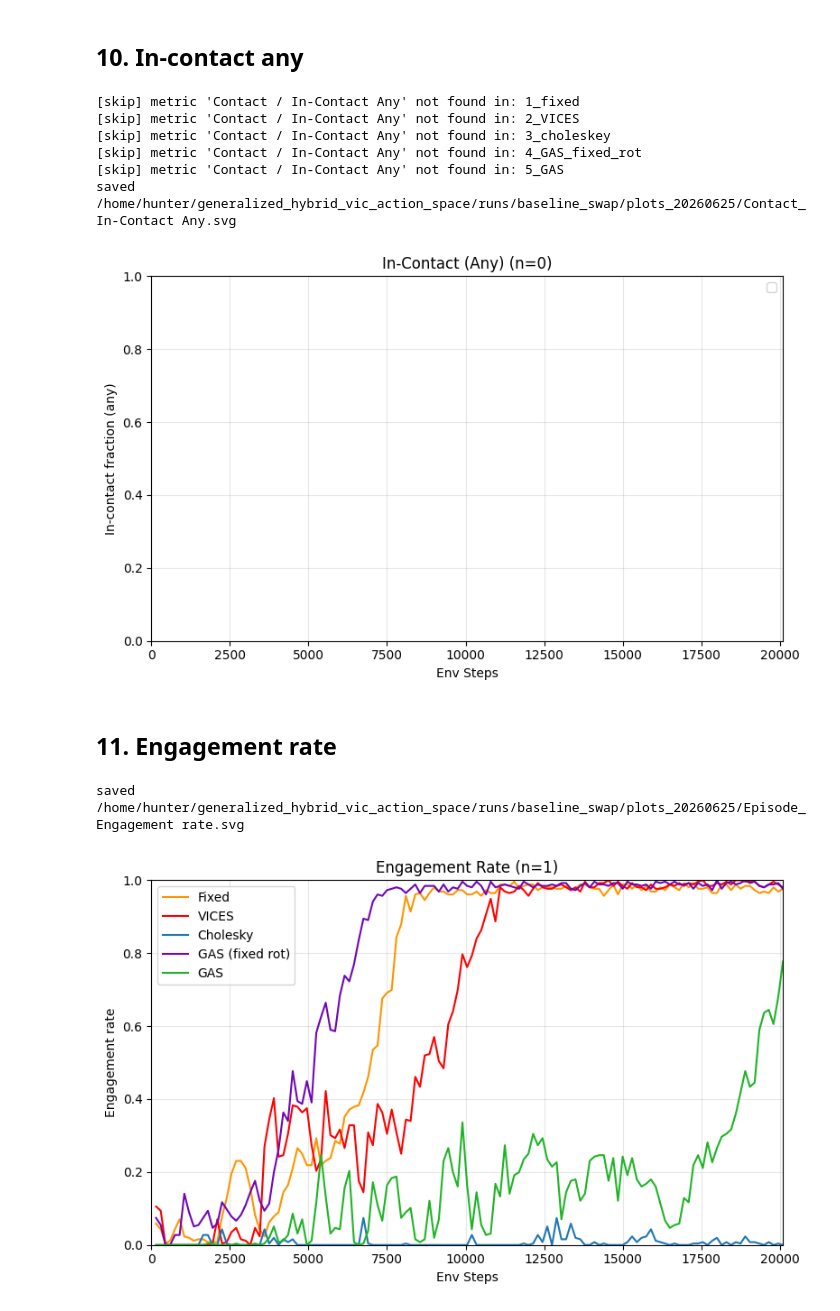
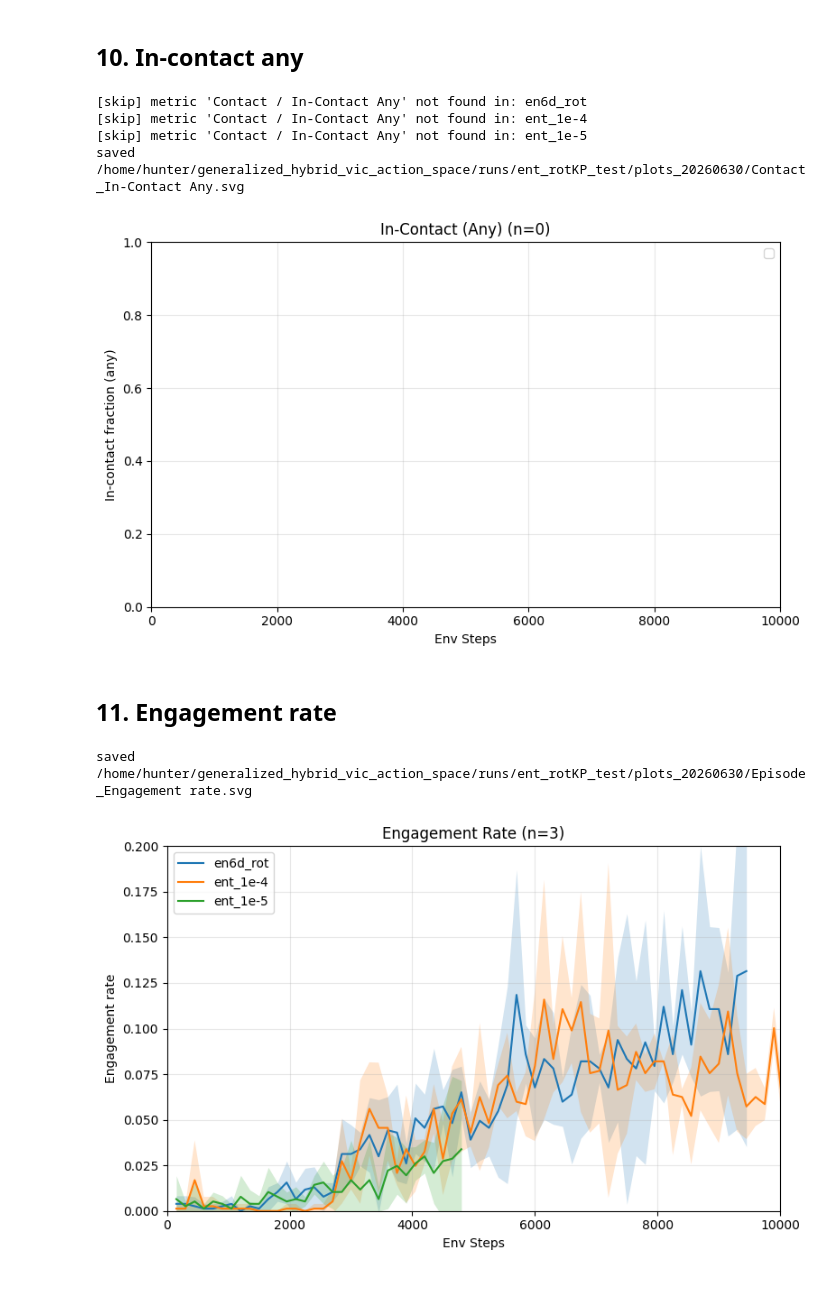
Before and after one commit to RoboNuke/generalized_hybrid_vic_action_space, a Jupyter notebook: data_analysis/analysis.ipynb, the cells around one changed output. Saved outputs shown, nothing was run; the diff lists cells and outputs as text; code cells hidden in the pictures.

```diff
--- a/data_analysis/analysis.ipynb
+++ b/data_analysis/analysis.ipynb
@@ -45,7 +45,7 @@ Folder, CI width, x-axis, output folder, and the shared `STYLE` object.
 # Root folder that contains the experiment-group sub-folders (runs/{FOLDER_NAME}).
 PROJECT_ROOT = dl.find_project_root()
 RUNS_ROOT = dl.runs_root()
-FOLDER_NAME = "baseline_swap"
+FOLDER_NAME = "ent_rotKP_test" #"baseline_swap"
 
 # Confidence band: mean +/- CI_Z * SEM. 1.96 -> ~95% CI.
 CI_Z = 1.96
@@ -57,7 +57,7 @@ SUCCESS_METRIC = "Episode / Success rate"
 
 # Shared x-axis for every time-series plot. XLIM is (min, max) or None.
 XLABEL = "Env Steps"
-XLIM = (0, 20100)
+XLIM = (0, 12500)
 
 # One dated plots folder per run (re-running same day overwrites):
 # runs/{FOLDER_NAME}/plots_{date}/{name}.svg
@@ -252,27 +244,25 @@ ax.figure.tight_layout()
 pt.save_plot(ax.figure, metric, STYLE)
 plt.show()
 # %% [output]
-[skip] metric 'Contact / In-Contact Any' not found in: 1_fixed
-[skip] metric 'Contact / In-Contact Any' not found in: 2_VICES
-[skip] metric 'Contact / In-Contact Any' not found in: 3_choleskey
-[skip] metric 'Contact / In-Contact Any' not found in: 4_GAS_fixed_rot
-[skip] metric 'Contact / In-Contact Any' not found in: 5_GAS
-saved /home/hunter/generalized_hybrid_vic_action_space/runs/baseline_swap/plots_20260625/Contact_In-Contact Any.svg
+[skip] metric 'Contact / In-Contact Any' not found in: en6d_rot
+[skip] metric 'Contact / In-Contact Any' not found in: ent_1e-4
+[skip] metric 'Contact / In-Contact Any' not found in: ent_1e-5
+saved /home/hunter/generalized_hybrid_vic_action_space/runs/ent_rotKP_test/plots_20260630/Contact_In-Contact Any.svg
-[figure, old version]
+[figure, new version]
 # %% [markdown]
 ## 11. Engagement rate
 # %%
 metric = 'Episode / Engagement rate'
 ylabel = 'Engagement rate'
 title = 'Engagement Rate (n=3)'
 legend_loc = 'best'
-ylim = (0, 1)
+ylim = (0, 0.2)
 
 ax = pt.plot_metric(DATA, metric, ylabel, title, STYLE,
                     legend_loc=legend_loc, ylim=ylim)
 ax.figure.tight_layout()
 pt.save_plot(ax.figure, metric, STYLE)
 plt.show()
 # %% [output]
-saved /home/hunter/generalized_hybrid_vic_action_space/runs/baseline_swap/plots_20260625/Episode_Engagement rate.svg
+saved /home/hunter/generalized_hybrid_vic_action_space/runs/ent_rotKP_test/plots_20260630/Episode_Engagement rate.svg
-[figure, old version]
+[figure, new version]
```
Also changed, not shown: parts of 8 cells of this notebook, 15 other files.
